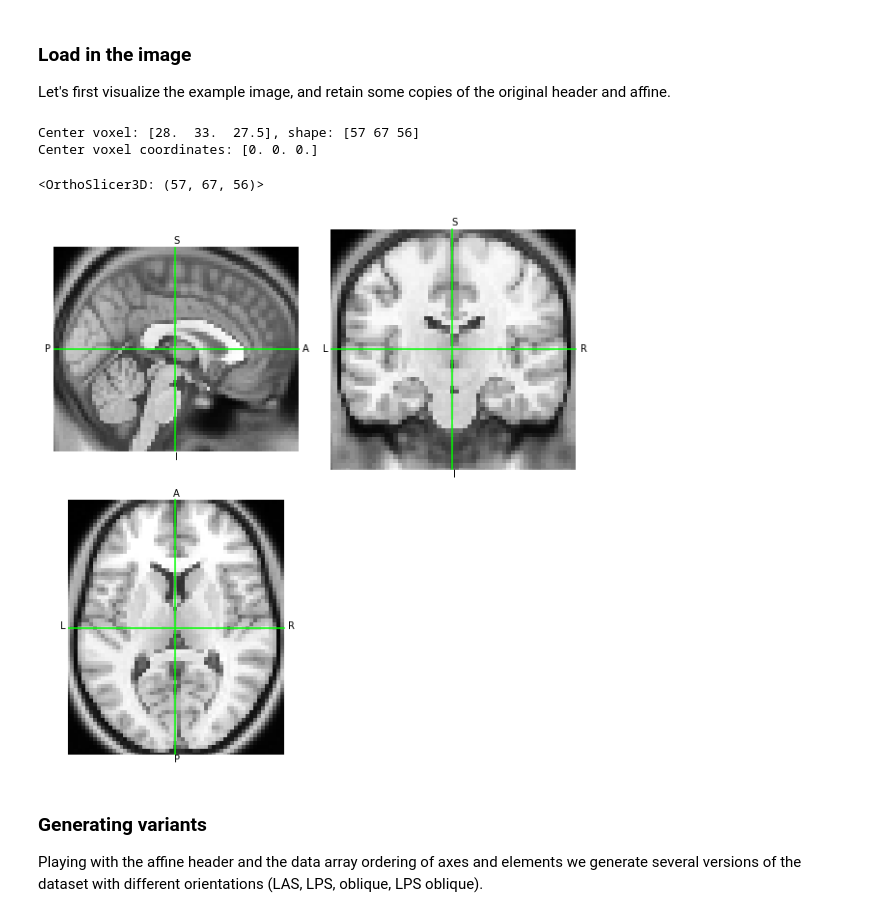
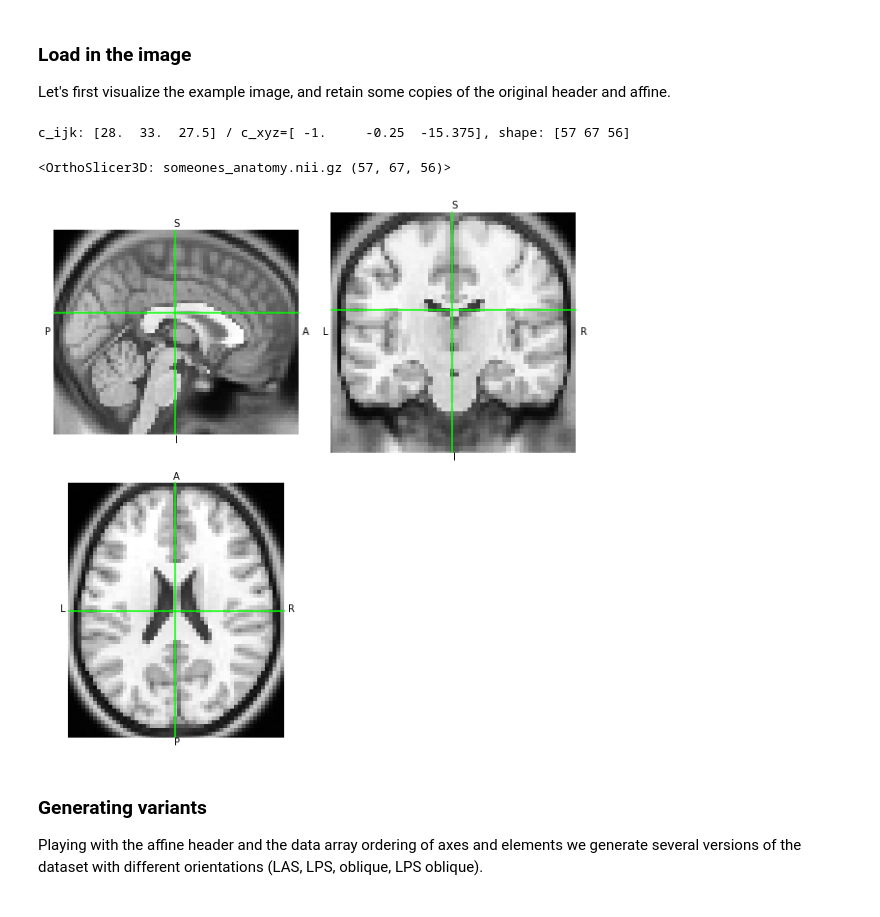
Before and after one commit to nipy/nitransforms, a Jupyter notebook: docs/notebooks/02_afni_deoblique.ipynb, the cells around one changed output. Drawn from its saved outputs; the diff is of its cells as text; code cells hidden in the pictures.

```diff
--- a/docs/notebooks/02_afni_deoblique.ipynb
+++ b/docs/notebooks/02_afni_deoblique.ipynb
@@ -46,32 +47,31 @@ Let's first visualize the example image, and retain some copies of the original
 # %%
 # Load the example
 nii = nb.load('someones_anatomy.nii.gz')
 hdr = nii.header.copy()
 aff = nii.affine.copy()
 data = np.asanyarray(nii.dataobj)
 
 # Override affine (enable when anisotropic voxels are required)
 # aff = np.diag((2, 3, 4, 1))
 
 # Get center in voxel coords
 shape = np.array(data.shape[:3])
 c_ijk = 0.5 * (shape - 1)
-print(f"Center voxel: {c_ijk}, shape: {shape}")
+# center_xyz = aff[:3, :3] @ c_ijk
+center_xyz = nb.affines.apply_affine(aff, c_ijk)
 
-center_xyz = aff[:3, :3] @ c_ijk
+print(f"c_ijk: {c_ijk} / c_xyz={center_xyz}, shape: {shape}")
 
 # Align RAS origin with data array center
 # Disable for future tests more realistic
-aff[:3, 3] = -center_xyz
-center_xyz = nb.affines.apply_affine(aff, 0.5 * (np.array(data.shape[:3]) - 1))
-print(f"Center voxel coordinates: {center_xyz}")
-nii = nii.__class__(nii.dataobj, aff, nii.header)
+# aff[:3, 3] = -center_xyz
+# center_xyz = nb.affines.apply_affine(aff, 0.5 * (np.array(data.shape[:3]) - 1))
+# nii = nii.__class__(nii.dataobj, aff, nii.header)
 nii.orthoview()
 # %% [output]
-Center voxel: [28.  33.  27.5], shape: [57 67 56]
-Center voxel coordinates: [0. 0. 0.]
+c_ijk: [28.  33.  27.5] / c_xyz=[ -1.     -0.25  -15.375], shape: [57 67 56]
-<OrthoSlicer3D: (57, 67, 56)>
+<OrthoSlicer3D: someones_anatomy.nii.gz (57, 67, 56)>
-[figure, old version]
+[figure, new version]
 # %% [markdown]
 ### Generating variants
 Playing with the affine header and the data array ordering of axes and elements we generate several versions of the dataset with different orientations (LAS, LPS, oblique, LPS oblique).
```
Also changed, not shown: parts of 8 cells of this notebook, 5 other files.
